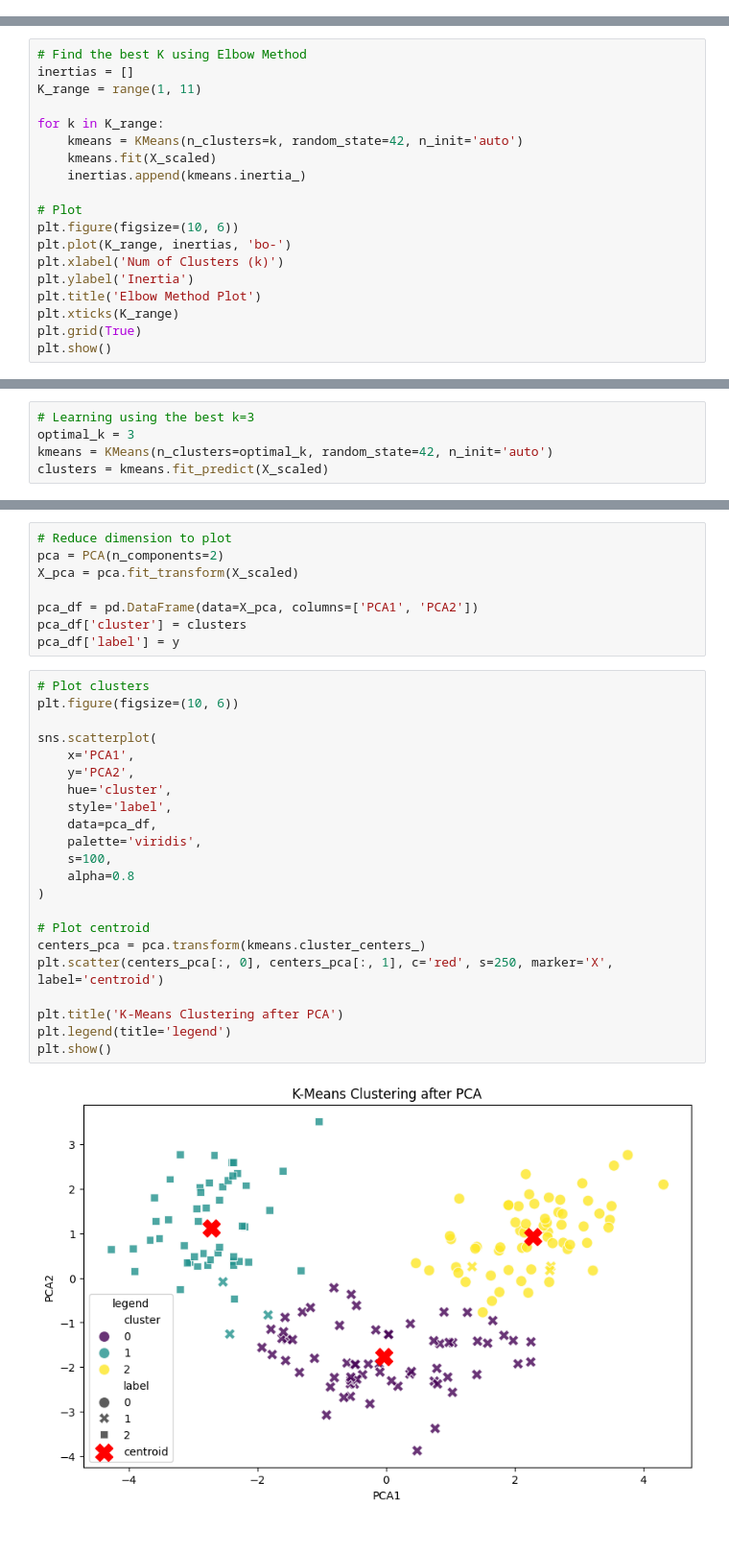
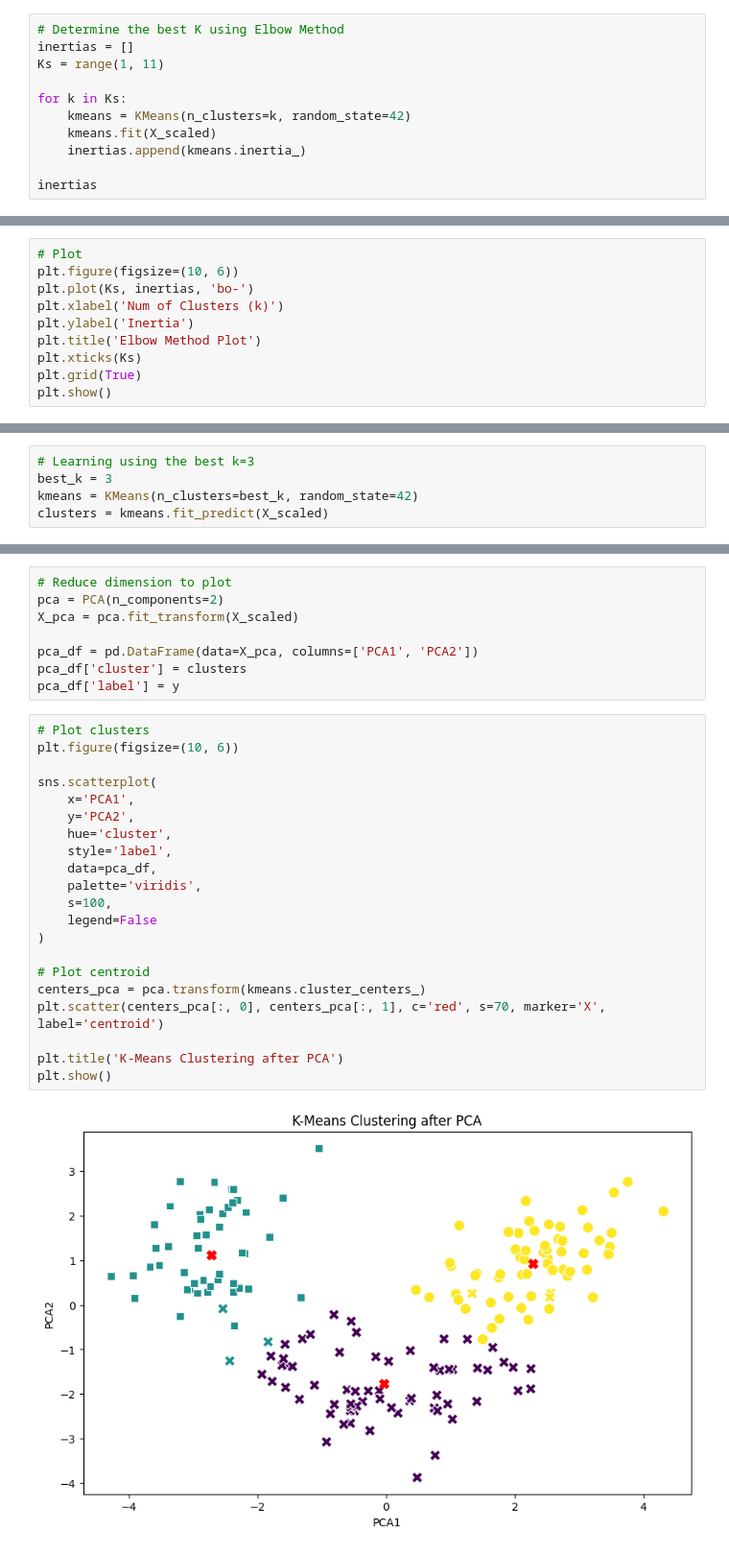
Before and after one commit to zachho9/data-science-workflow-demo, a Jupyter notebook: machine_learning_clustering.ipynb, the cells around one changed output, grey strips where cells are left out. Shown at 96% size. Saved outputs shown, nothing was run; the diff lists cells and outputs as text.

Commit message:
update ml cluster

```diff
--- a/machine_learning_clustering.ipynb
+++ b/machine_learning_clustering.ipynb
@@ -18,0 +23,11 @@ X_scaled = scaler.fit_transform(X)
+# %%
+# Determine the best K using Elbow Method
+inertias = []
+Ks = range(1, 11)
+
+for k in Ks:
+    kmeans = KMeans(n_clusters=k, random_state=42)
+    kmeans.fit(X_scaled)
+    inertias.append(kmeans.inertia_)
+
+inertias
@@ -19,20 +45,11 @@ X_scaled = scaler.fit_transform(X)
 # %%
-# Find the best K using Elbow Method
-inertias = []
-K_range = range(1, 11)
-
-for k in K_range:
-    kmeans = KMeans(n_clusters=k, random_state=42, n_init='auto')
-    kmeans.fit(X_scaled)
-    inertias.append(kmeans.inertia_)
-
 # Plot
 plt.figure(figsize=(10, 6))
-plt.plot(K_range, inertias, 'bo-')
+plt.plot(Ks, inertias, 'bo-')
 plt.xlabel('Num of Clusters (k)')
 plt.ylabel('Inertia')
 plt.title('Elbow Method Plot')
-plt.xticks(K_range)
+plt.xticks(Ks)
 plt.grid(True)
 plt.show()
 # %% [output]
@@ -40,5 +59,5 @@ plt.show()
 # %%
 # Learning using the best k=3
-optimal_k = 3
-kmeans = KMeans(n_clusters=optimal_k, random_state=42, n_init='auto')
+best_k = 3
+kmeans = KMeans(n_clusters=best_k, random_state=42)
 clusters = kmeans.fit_predict(X_scaled)
@@ -53,24 +74,23 @@ pca_df['label'] = y
 # %%
 # Plot clusters
 plt.figure(figsize=(10, 6))
 
 sns.scatterplot(
     x='PCA1',
     y='PCA2',
     hue='cluster',
     style='label',
     data=pca_df,
     palette='viridis',
     s=100,
-    alpha=0.8
+    legend=False
 )
 
 # Plot centroid
 centers_pca = pca.transform(kmeans.cluster_centers_)
-plt.scatter(centers_pca[:, 0], centers_pca[:, 1], c='red', s=250, marker='X', label='centroid')
+plt.scatter(centers_pca[:, 0], centers_pca[:, 1], c='red', s=70, marker='X', label='centroid')
 
 plt.title('K-Means Clustering after PCA')
-plt.legend(title='legend')
 plt.show()
 # %% [output]
-[figure, old version]
+[figure, new version]
```
Also changed, not shown: parts of 5 cells of this notebook.
